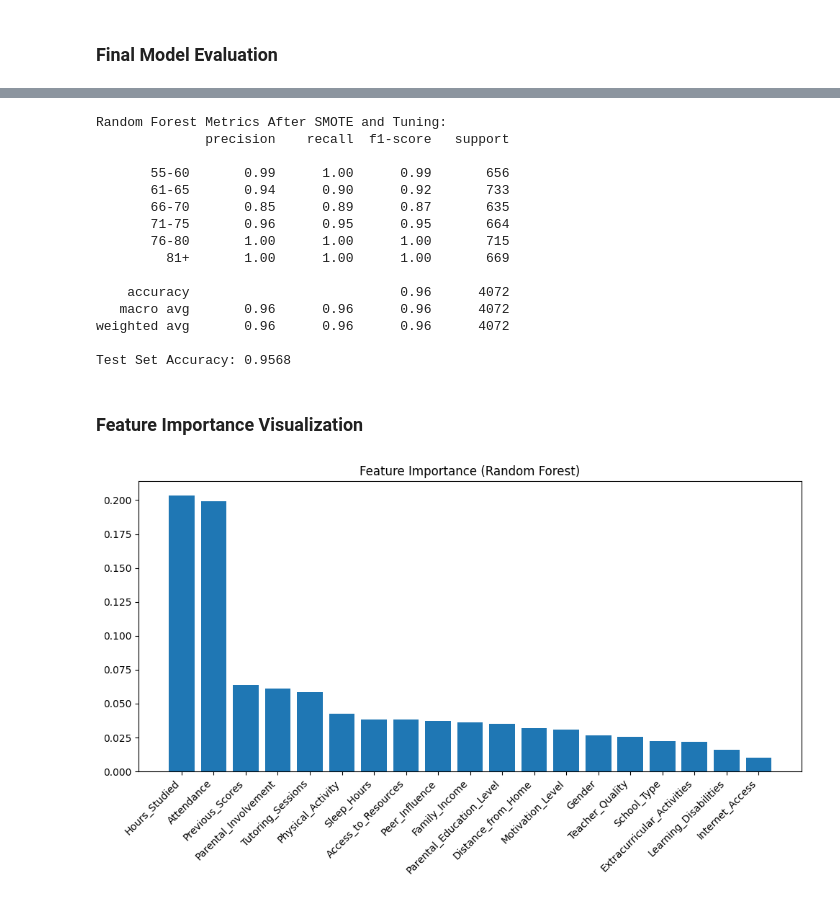
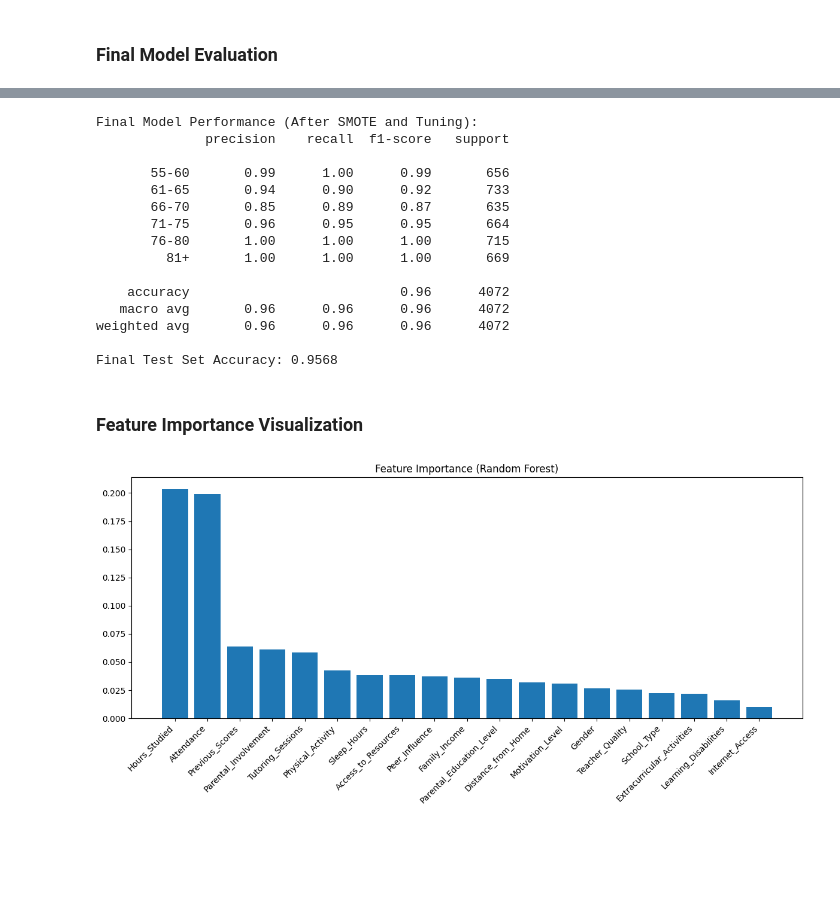
Before and after one commit to ifojiaku/Student-performance-Machine-Learning-Models, a Jupyter notebook: random_forest_classifier.ipynb.ipynb, the cells around one changed output, grey strips where cells are left out. Drawn from its saved outputs; the diff is of its cells as text; code cells hidden in the pictures; blank space fills up the shorter version.

Commit message:
more graphs

```diff
--- a/random_forest_classifier.ipynb.ipynb
+++ b/random_forest_classifier.ipynb.ipynb
@@ -47,6 +69,3 @@ for col in categorical_columns:
-# %%
-# Handle missing values
-df.fillna(df.median(), inplace=True)
 # %%
 # Prepare features and target
 X = df.drop('Exam_Score', axis=1)
@@ -55,3 +74,4 @@ y = df['Exam_Score'].map(aggregate_classes)
 # Scale features
 scaler = StandardScaler()
 X_scaled = scaler.fit_transform(X)
+X_scaled = pd.DataFrame(X_scaled, columns=X.columns)
@@ -140,11 +153,10 @@ param_grid = {
 }
 # %%
 # Perform GridSearchCV
-grid_search = GridSearchCV(RandomForestClassifier(random_state=42),
-                          param_grid,
-                          cv=5,
-                          scoring='f1_weighted',
-                          n_jobs=4)
-grid_search.fit(X_train, y_train)
-
-print(f"Best parameters: {grid_search.best_params_}")
+grid_search = GridSearchCV(
+    RandomForestClassifier(random_state=42),
+    param_grid,
+    cv=5,
+    scoring='f1_weighted',
+    n_jobs=4
+)
@@ -164,10 +170,12 @@ y_pred = best_rf.predict(X_test)
 # %%
-# Calculate and display final metrics
-print("\nRandom Forest Metrics After SMOTE and Tuning:")
-print(classification_report(y_test, y_pred))
-print(f"Test Set Accuracy: {accuracy_score(y_test, y_pred):.4f}")
+best_rf = grid_search.best_estimator_
+y_pred_final = best_rf.predict(X_test)
+
+print("\nFinal Model Performance (After SMOTE and Tuning):")
+print(classification_report(y_test, y_pred_final))
+print(f"Final Test Set Accuracy: {accuracy_score(y_test, y_pred_final):.4f}")
 # %% [output]
-Random Forest Metrics After SMOTE and Tuning:
+Final Model Performance (After SMOTE and Tuning):
               precision    recall  f1-score   support
 
        55-60       0.99      1.00      0.99       656
@@ -181,6 +189,6 @@ Random Forest Metrics After SMOTE and Tuning:
    macro avg       0.96      0.96      0.96      4072
 weighted avg       0.96      0.96      0.96      4072
 
-Test Set Accuracy: 0.9568
+Final Test Set Accuracy: 0.9568
 # %% [markdown]
 ### Feature Importance Visualization
@@ -194,10 +195,14 @@ indices = np.argsort(importances)[::-1]
 # %%
-# Plot feature importance
-plt.figure(figsize=(10, 6))
+plt.figure(figsize=(12, 6))
 plt.title('Feature Importance (Random Forest)')
-plt.bar(range(X.shape[1]), importances[indices])
-plt.xticks(range(X.shape[1]), [feature_names[i] for i in indices], rotation=45, ha='right')
+importances = best_rf.feature_importances_
+indices = np.argsort(importances)[::-1]
+plt.bar(range(len(importances)), importances[indices])
+plt.xticks(range(len(importances)),
+           [X.columns[i] for i in indices],
+           rotation=45,
+           ha='right')
 plt.tight_layout()
 plt.show()
 # %% [output]
-[figure, old version]
+[figure, new version]
```
Also changed, not shown: parts of 32 cells of this notebook.
